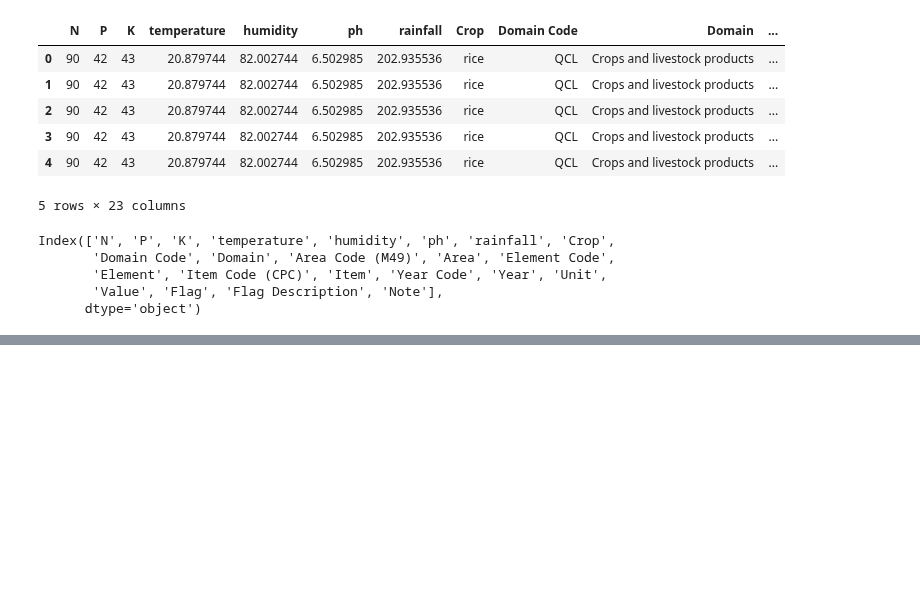
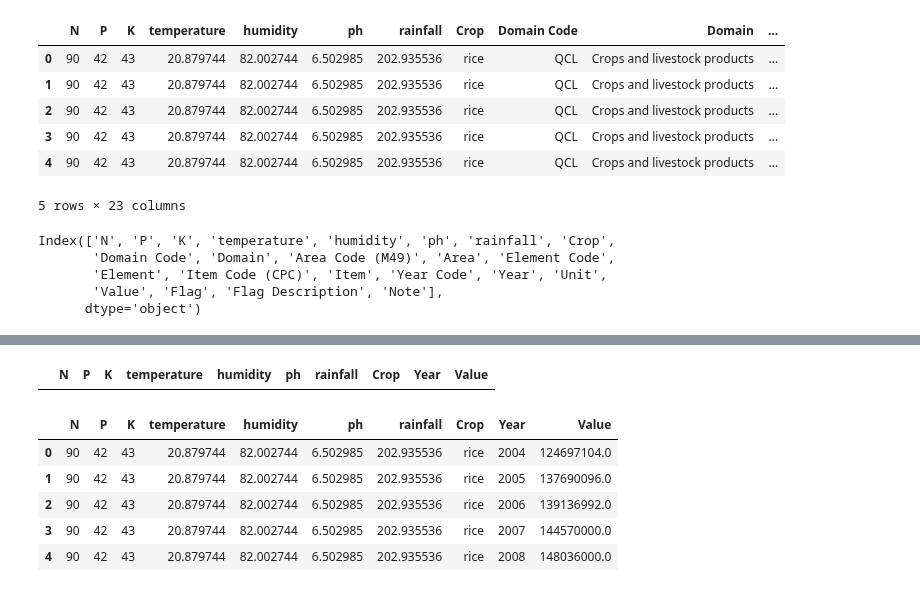
Before and after one commit to springboardmentor2468a-lab/AgriYield, a Jupyter notebook: KARTHICK_RAJA_S/notebook.ipynb, the cells around one changed output, grey strips where cells are left out. Saved outputs shown, nothing was run; the diff lists cells and outputs as text; code cells hidden in the pictures; blank space fills up the shorter version.

```diff
--- a/KARTHICK_RAJA_S/notebook.ipynb
+++ b/KARTHICK_RAJA_S/notebook.ipynb
@@ -672,0 +695,15 @@ df3.to_csv("final.csv", index=False)
+# %%
+df4[df4.duplicated()]
+# %% [output]
+|  | N | P | K | temperature | humidity | ph | rainfall | Crop | Year | Value |
+# %%
+df4=df4.drop_duplicates().reset_index(drop=True)
+# %%
+df4.head()
+# %% [output]
+|  | N | P | K | temperature | humidity | ph | rainfall | Crop | Year | Value |
+| 0 | 90 | 42 | 43 | 20.879744 | 82.002744 | 6.502985 | 202.935536 | rice | 2004 | 124697104.0 |
+| 1 | 90 | 42 | 43 | 20.879744 | 82.002744 | 6.502985 | 202.935536 | rice | 2005 | 137690096.0 |
+| 2 | 90 | 42 | 43 | 20.879744 | 82.002744 | 6.502985 | 202.935536 | rice | 2006 | 139136992.0 |
+| 3 | 90 | 42 | 43 | 20.879744 | 82.002744 | 6.502985 | 202.935536 | rice | 2007 | 144570000.0 |
+| 4 | 90 | 42 | 43 | 20.879744 | 82.002744 | 6.502985 | 202.935536 | rice | 2008 | 148036000.0 |
```
Also changed, not shown: parts of 20 cells of this notebook, 1 other file.
